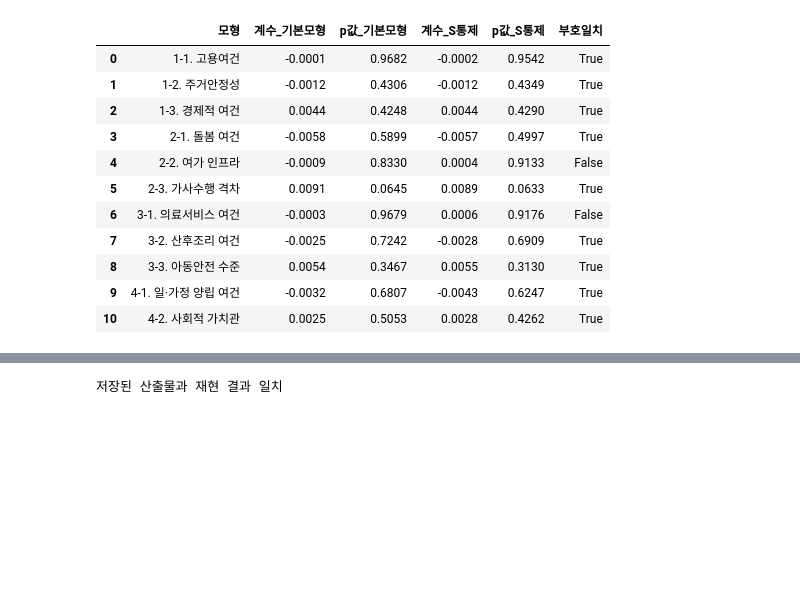
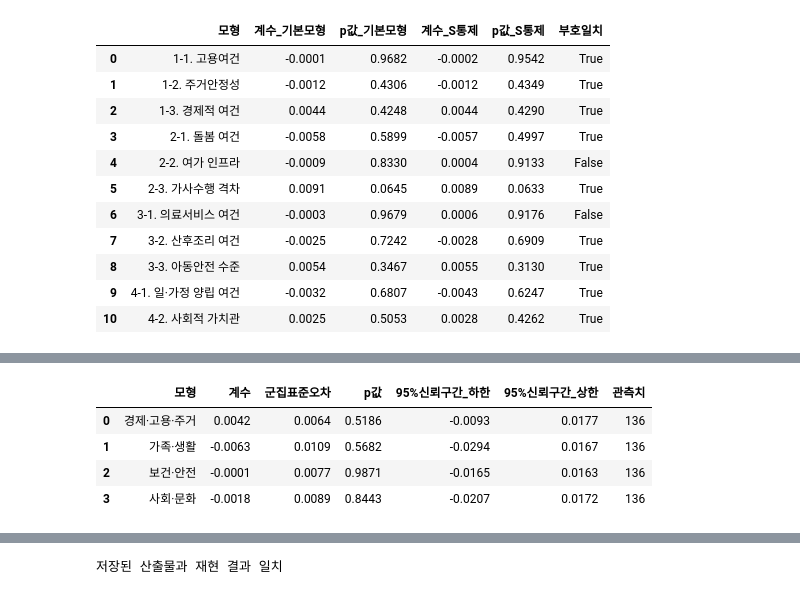
Before and after one commit to JungYeoni/yumocha, a Jupyter notebook: notebooks/20260807_REG_재정대응_TFR_관련성_분석_모형C.ipynb, the cells around one changed output, grey strips where cells are left out. Drawn from its saved outputs; the diff is of its cells as text; code cells hidden in the pictures; blank space fills up the shorter version.

```diff
--- a/notebooks/20260807_REG_재정대응_TFR_관련성_분석_모형C.ipynb
+++ b/notebooks/20260807_REG_재정대응_TFR_관련성_분석_모형C.ipynb
@@ -250,0 +304,9 @@ comparison_control.round(4)
+# %%
+major_simple_result = run_subarea_models(aggregated, lag_column=LAG1_COLUMN, group_col="대영역")
+major_simple_result[display_columns].round(4)
+# %% [output]
+|  | 모형 | 계수 | 군집표준오차 | p값 | 95%신뢰구간_하한 | 95%신뢰구간_상한 | 관측치 |
+| 0 | 경제·고용·주거 | 0.0042 | 0.0064 | 0.5186 | -0.0093 | 0.0177 | 136 |
+| 1 | 가족·생활 | -0.0063 | 0.0109 | 0.5682 | -0.0294 | 0.0167 | 136 |
+| 2 | 보건·안전 | -0.0001 | 0.0077 | 0.9871 | -0.0165 | 0.0163 | 136 |
+| 3 | 사회·문화 | -0.0018 | 0.0089 | 0.8443 | -0.0207 | 0.0172 | 136 |
```
Also changed, not shown: parts of 7 cells of this notebook, 4 other files.
